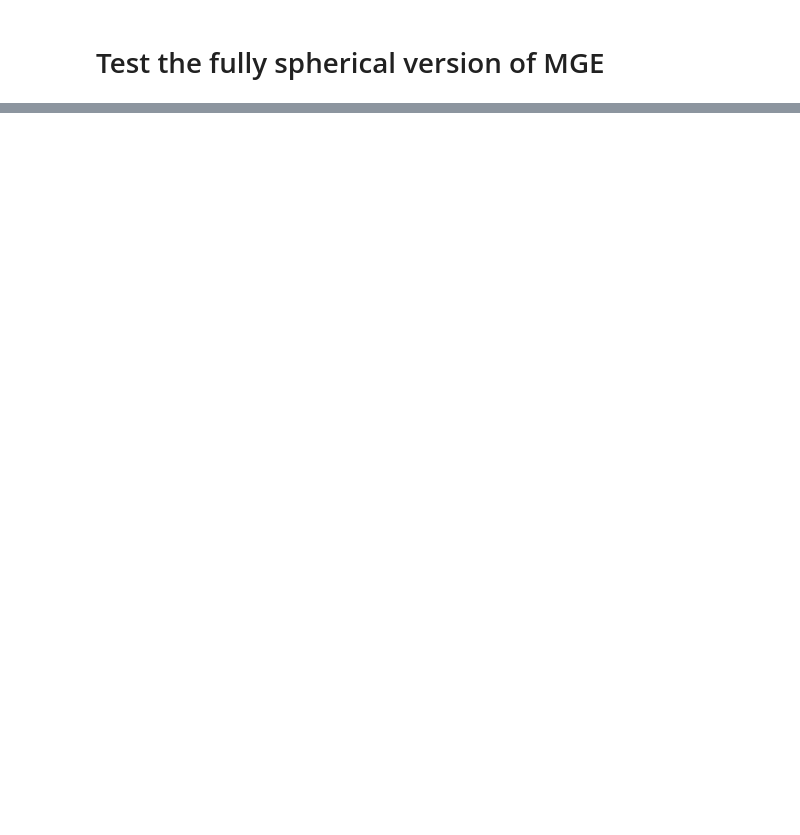
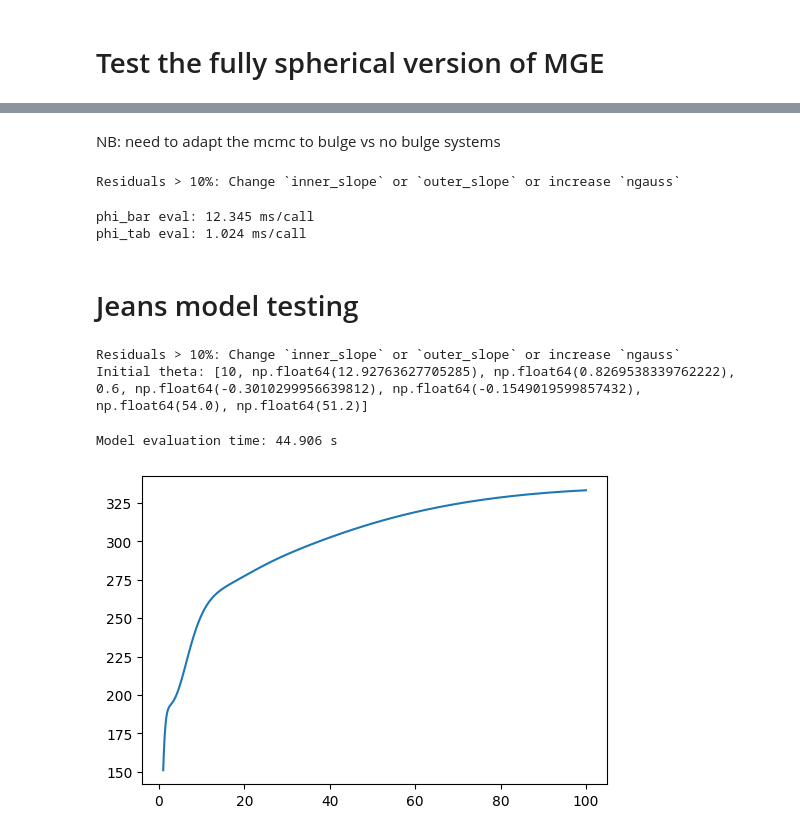
Before and after one commit to AdamSmithOrlik/sidm-rotation-curves-SPARC, a Jupyter notebook: development/surface-brightness-dev.ipynb, the cells around one changed output, grey strips where cells are left out. Cells and saved outputs as stored; diff of their text form; code cells hidden in the pictures; blank space fills up the shorter version.

```diff
--- a/development/surface-brightness-dev.ipynb
+++ b/development/surface-brightness-dev.ipynb
@@ -765,0 +815,47 @@ Residuals > 10%: Change `inner_slope` or `outer_slope` or increase `ngauss`
+# %% [markdown]
+NB: need to adapt the mcmc to bulge vs no bulge systems
+# %%
+baryonic_model = BaryonicModel("NGC6674", qdisk=0.1, ngauss=8)
+tab = TabulatedBaryons(baryonic_model, rmax=1000.0)
+# %% [output]
+Residuals > 10%: Change `inner_slope` or `outer_slope` or increase `ngauss`
+# %%
+phi_bar = baryonic_model.potential_function()   # build once (cheap)
+phi_tab = tab.potential_function()
+
+r = np.linspace(0.5, 70, 200)
+th = np.full_like(r, np.pi/3)
+
+# warm up (first call triggers any lazy setup), then time repeated calls
+phi_bar(r, th); phi_tab(r, th)
+
+start = t.time()
+for _ in range(100): phi_bar(r, th)
+print(f"phi_bar eval: {(t.time()-start)/100*1e3:.3f} ms/call")
+
+start = t.time()
+for _ in range(100): phi_tab(r, th)
+print(f"phi_tab eval: {(t.time()-start)/100*1e3:.3f} ms/call")
+# %% [output]
+phi_bar eval: 12.345 ms/call
+phi_tab eval: 1.024 ms/call
+# %% [markdown]
+# Jeans model testing
+# %%
+baryonic_model = BaryonicModel('NGC6674', qdisk=0.1, ngauss=8)
+tab = TabulatedBaryons(baryonic_model, rmax=1000.0)
+initial_inclination = baryonic_model.incl
+initial_distance = baryonic_model.dist
+initial_log_upsilon_disk = np.log10(0.5)
+initial_log_upsilon_bulge = np.log10(0.7)
+
+initial_r1 = 10 # kpc
+initial_log_M200, _ = log_M200_weighted_mean('NGC6674')
+initial_c = np.log10(c_MCR(10**initial_log_M200))  # from mass-concentration relation
+initial_q0 = 0.6
+
+initial_theta = [initial_r1, initial_log_M200, initial_c, initial_q0, initial_log_upsilon_disk, initial_log_upsilon_bulge, initial_inclination, initial_distance]
+print(f"Initial theta: {initial_theta}")
+# %% [output]
+Residuals > 10%: Change `inner_slope` or `outer_slope` or increase `ngauss`
+Initial theta: [10, np.float64(12.92763627705285), np.float64(0.8269538339762222), 0.6, np.float64(-0.3010299956639812), np.float64(-0.1549019599857432), np.float64(54.0), np.float64(51.2)]
@@ -765,0 +882,18 @@ Residuals > 10%: Change `inner_slope` or `outer_slope` or increase `ngauss`
+# %%
+start = t.time()
+profile = model(initial_theta, tab)
+print(f"Model evaluation time: {t.time()-start:.3f} s")
+# %% [output]
+Model evaluation time: 44.906 s
+# %%
+profile = jeans.squashed(10, 10**12, 2, q0=1.0, Phi_b=None)
+# %%
+r_vals = np.logspace(0, 2, 100)  # from 0.1 to 100 kpc
+
+vc = profile.V(r_vals, Lmax=2)
+
+plt.figure(figsize=(6,4))
+plt.plot(r_vals, vc, label='Model V_c')
+plt.show()
+# %% [output]
+[figure, added]
```
Also changed, not shown: parts of 6 cells of this notebook, 2 other files.
